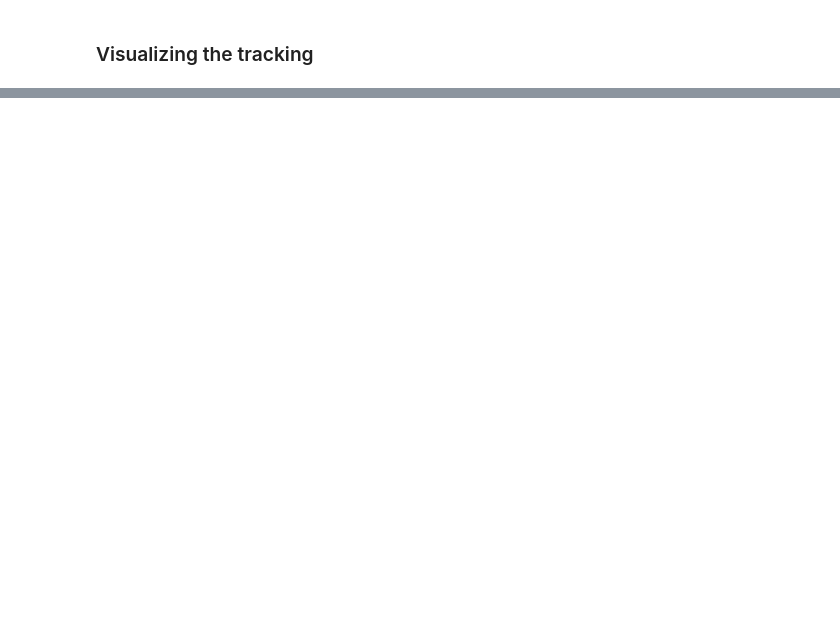
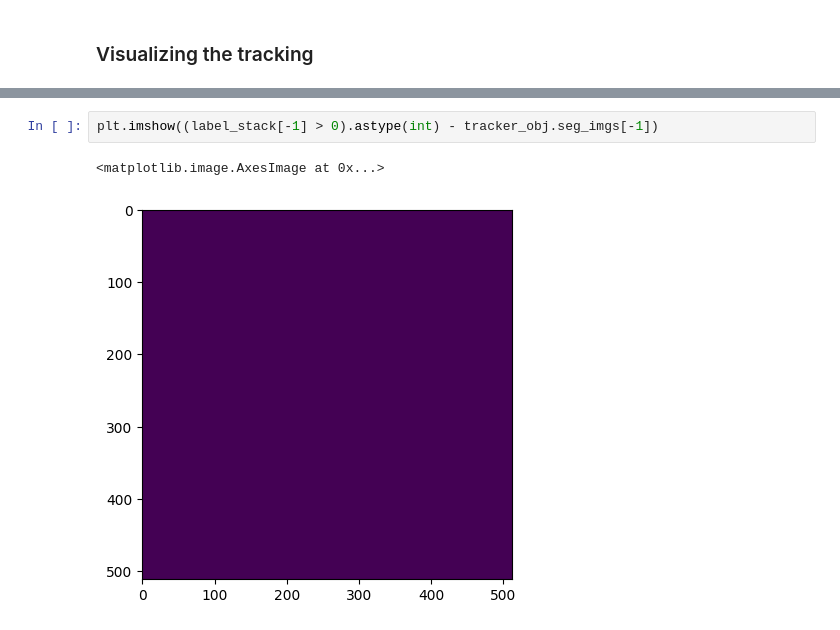
Before and after one commit to ajrzepiela/midap, a Jupyter notebook: notebook/bayesian_tracking.ipynb, the cells around one changed output, grey strips where cells are left out. Drawn from its saved outputs; the diff is of its cells as text; blank space fills up the shorter version.

```diff
--- a/notebook/bayesian_tracking.ipynb
+++ b/notebook/bayesian_tracking.ipynb
@@ -118,0 +212,5 @@ for c, l in zip(center, labels):
+# %%
+plt.imshow((label_stack[-1] > 0).astype(int) - tracker_obj.seg_imgs[-1])
+# %% [output]
+<matplotlib.image.AxesImage at 0x...>
+[figure, added]
```
Also changed, not shown: parts of 19 cells of this notebook, 1 other file.
